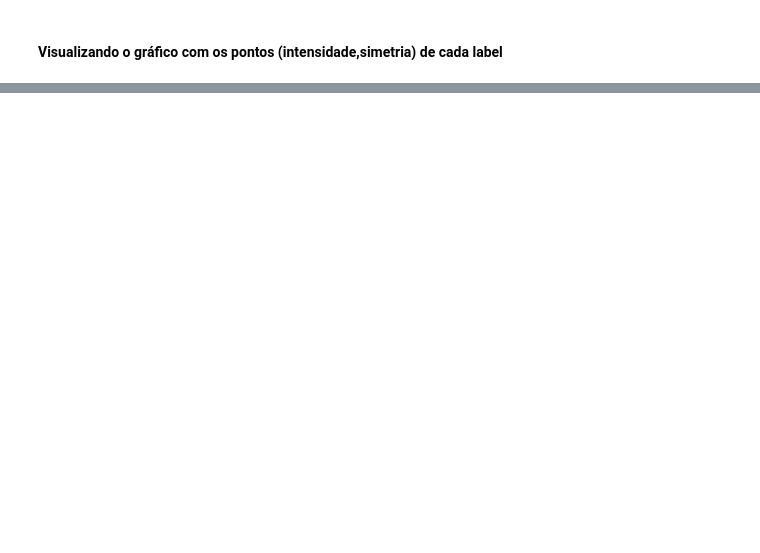
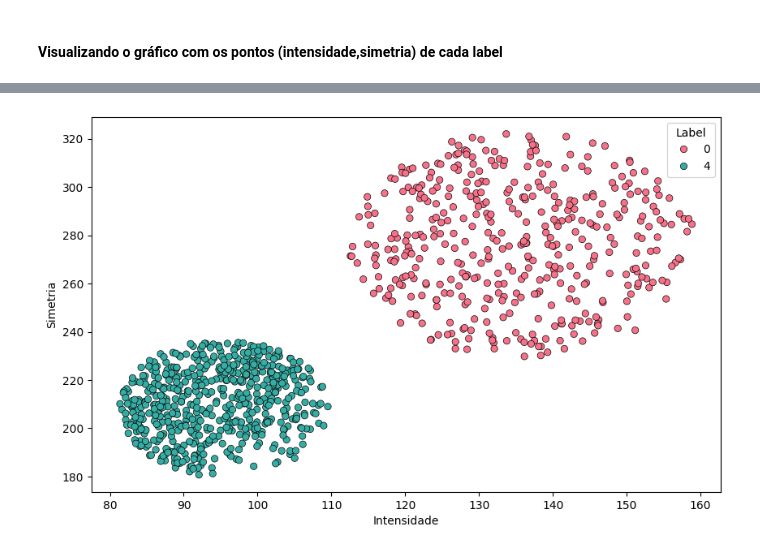
Before and after one commit to Thiagorcj/Projeto_ML, a Jupyter notebook: codes.ipynb, the cells around one changed output, grey strips where cells are left out. Cells and saved outputs as stored; diff of their text form; code cells hidden in the pictures; blank space fills up the shorter version.

```diff
--- a/codes.ipynb
+++ b/codes.ipynb
@@ -208,0 +240,28 @@ plt.show()
+# %%
+
+def filter_and_transform_df(df, label1, label2):
+    """
+    Filtra um DataFrame para incluir apenas linhas com os labels fornecidos e
+    substitui esses labels por 1 e -1, respectivamente.
+
+    Parâmetros:
+    df (pd.DataFrame): O DataFrame original com as colunas 'label', 'intensidade', 'simetria'.
+    label1 (int): O primeiro label para manter e substituir por 1.
+    label2 (int): O segundo label para manter e substituir por -1.
+
+    Retorna:
+    pd.DataFrame: Um novo DataFrame filtrado e com os labels transformados.
+    """
+    # Filtrar o DataFrame para incluir apenas os labels fornecidos
+    filtered_df = df[df['label'].isin([label1, label2])].copy()
+
+    # Substituir os labels
+    filtered_df['label_to_calculate'] = filtered_df['label'].replace({label1: 1, label2: -1})
+
+    return filtered_df
+
+filtered_df = filter_and_transform_df(df_train, 0, 4)
+filtered_df.head()
+plot_intensity_vs_symmetry(filtered_df )
+# %% [output]
+[figure, added]
```
Also changed, not shown: parts of 9 cells of this notebook, 11 other files.
